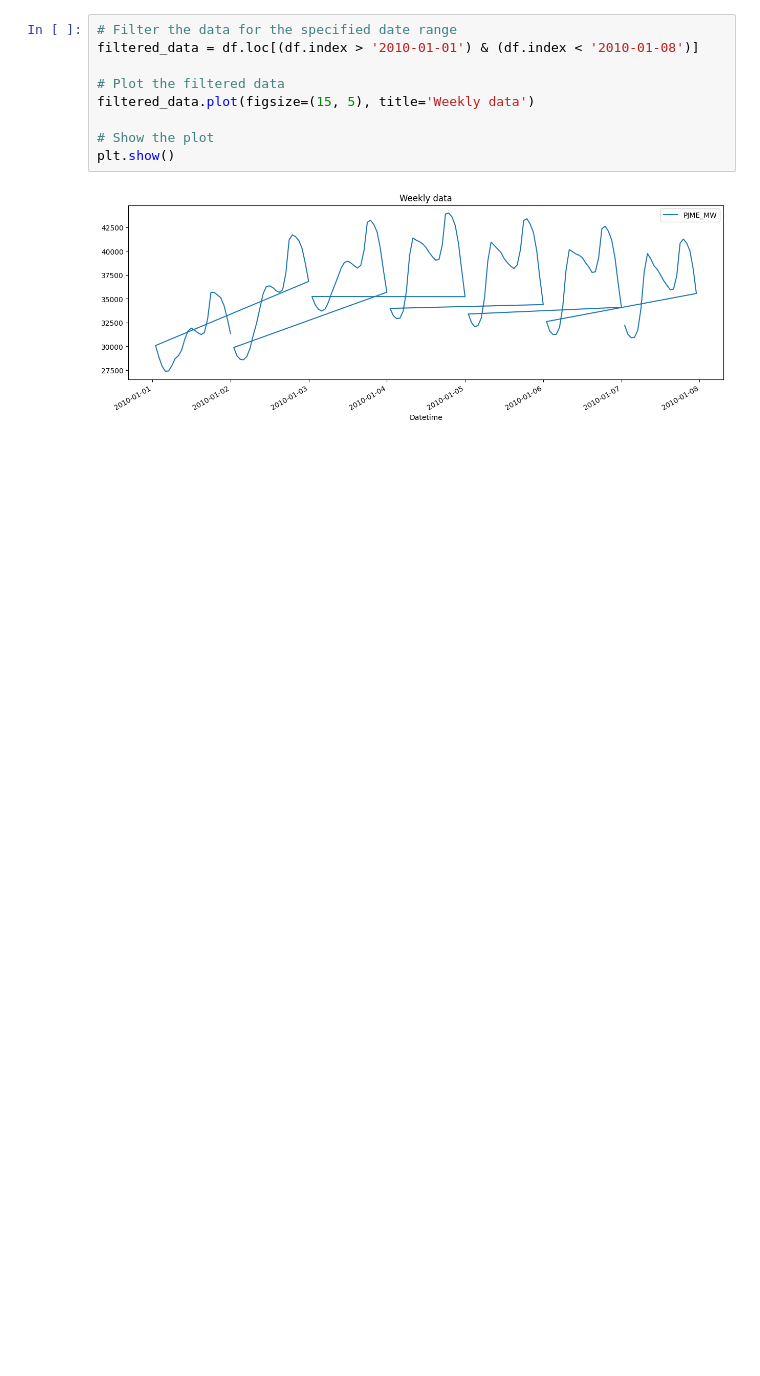
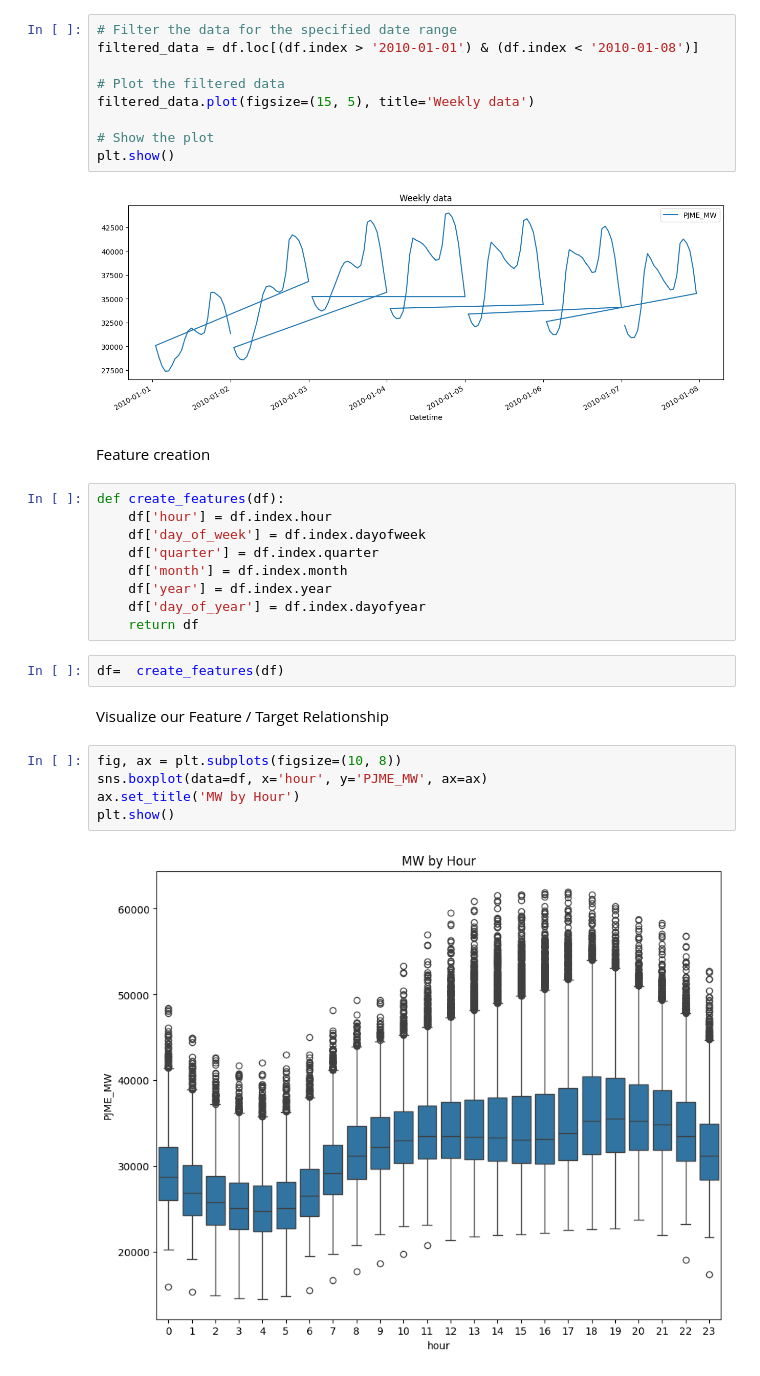
Before and after one commit to THELUKUNTLA-KARTHIK-BABU/Time_series_forecasting, a Jupyter notebook: file.ipynb, the cells around one changed output. Saved outputs shown, nothing was run; the diff lists cells and outputs as text; blank space fills up the shorter version.

```diff
--- a/file.ipynb
+++ b/file.ipynb
@@ -97,3 +93,25 @@ filtered_data.plot(figsize=(15, 5), title='Weekly data')
 plt.show()
 # %% [output]
 [figure]
+# %% [markdown]
+Feature creation
+# %%
+def create_features(df):
+    df['hour'] = df.index.hour
+    df['day_of_week'] = df.index.dayofweek
+    df['quarter'] = df.index.quarter
+    df['month'] = df.index.month
+    df['year'] = df.index.year
+    df['day_of_year'] = df.index.dayofyear
+    return df
+# %%
+df=  create_features(df)
+# %% [markdown]
+Visualize our Feature / Target Relationship
+# %%
+fig, ax = plt.subplots(figsize=(10, 8))
+sns.boxplot(data=df, x='hour', y='PJME_MW', ax=ax)
+ax.set_title('MW by Hour')
+plt.show()
+# %% [output]
+[figure, added]
```
Also changed, not shown: parts of 10 cells of this notebook.
